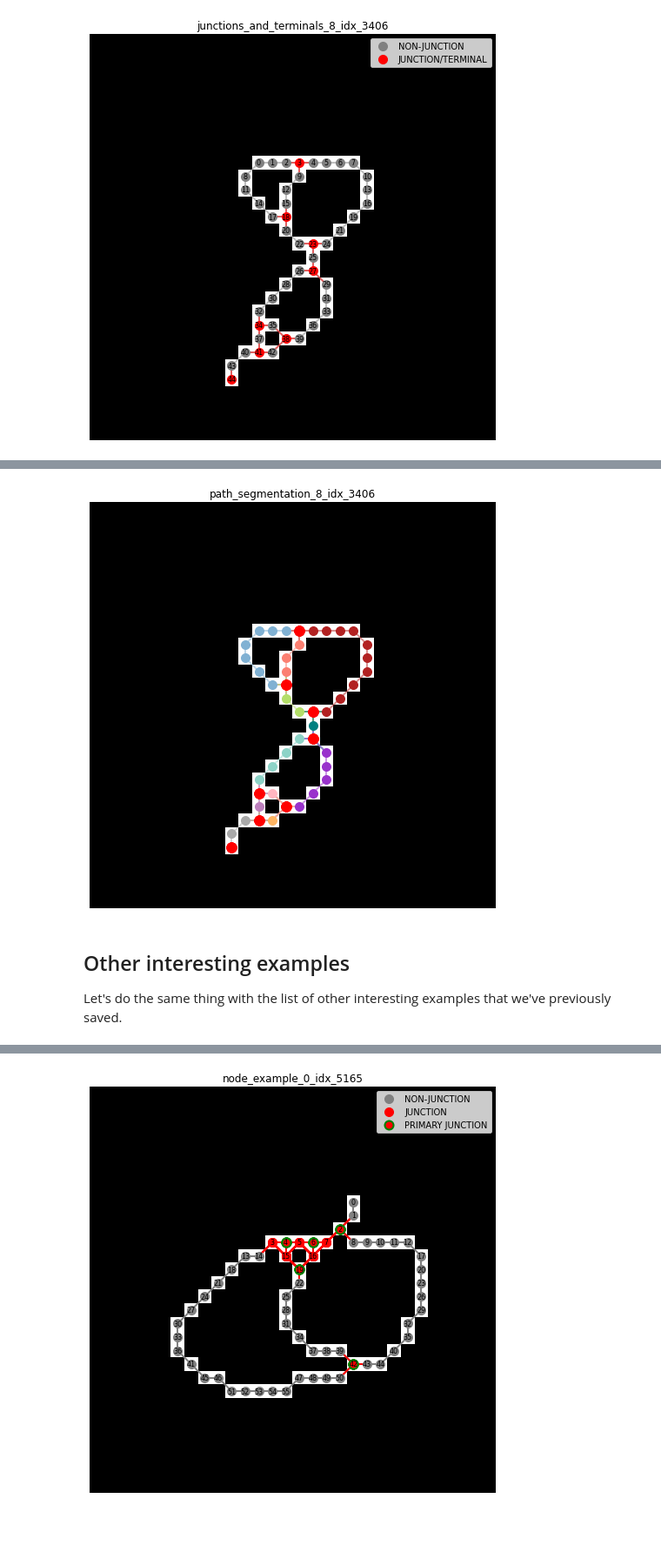
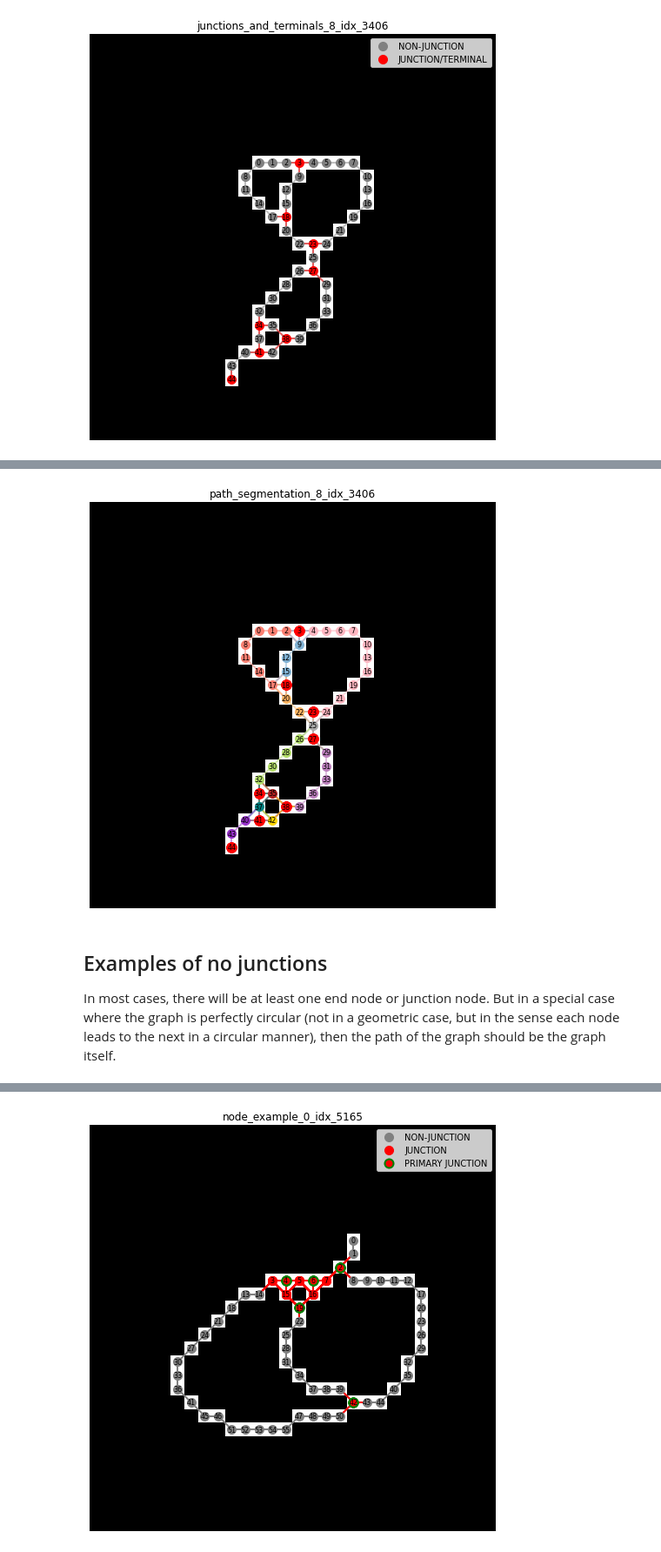
Before and after one commit to GeoAIR-lab/TGGLinesPlus, a Jupyter notebook: notebooks/2_path_segmentation.ipynb, the cells around one changed output, grey strips where cells are left out. Shown: that part at 87% size. Drawn from its saved outputs; the diff is of its cells as text; code cells hidden in the pictures; blank space fills up the shorter version.

```diff
--- a/notebooks/2_path_segmentation.ipynb
+++ b/notebooks/2_path_segmentation.ipynb
@@ -196,8 +111,8 @@ The following paths were removed:
 # %%
-plot_graph_paths(path_seg_graph, skeleton, final_paths_list, path_seg_endpoints, search_by_node, label, idx)
+plot_graph_paths(result_dict, label, idx)
 # %% [output]
-[figure, old version]
+[figure, new version]
 # %% [markdown]
-## Other interesting examples
+## Examples of no junctions
 
-Let's do the same thing with the list of other interesting examples that we've previously saved.
+In most cases, there will be at least one end node or junction node. But in a special case where the graph is perfectly circular (not in a geometric case, but in the sense each node leads to the next in a circular manner), then the path of the graph should be the graph itself.
```
Also changed, not shown: parts of 26 cells of this notebook, 2 other files.
